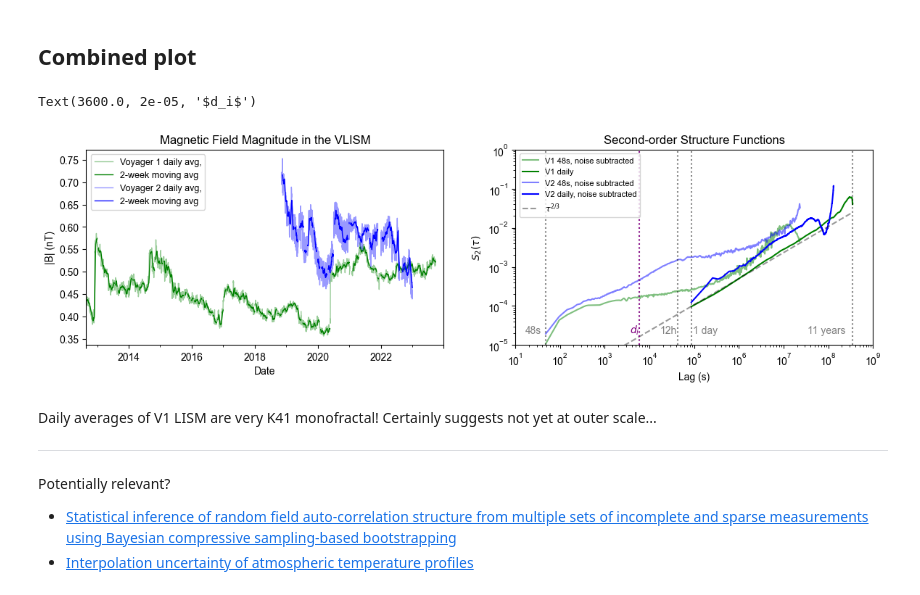
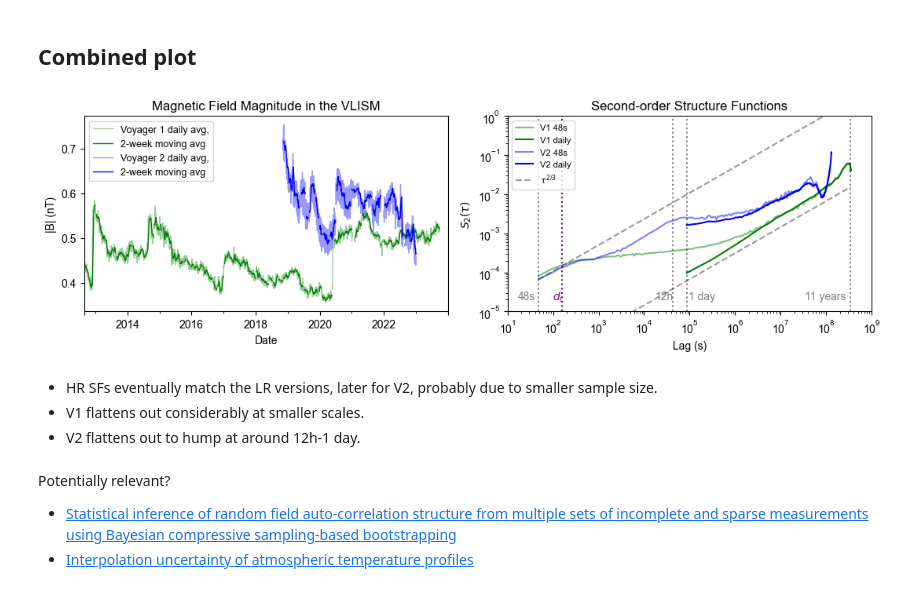
Before and after one commit to daniel-wrench/sf_gap_analysis, a Jupyter notebook: notebooks/ultimate_voyager_sfs.ipynb, the cells around one changed output. Cells and saved outputs as stored; diff of their text form; code cells hidden in the pictures.

```diff
--- a/notebooks/ultimate_voyager_sfs.ipynb
+++ b/notebooks/ultimate_voyager_sfs.ipynb
@@ -171,7 +321,6 @@ lags_v1_hr = np.unique([int(x) for x in lags_v1_hr])
 # %%
-v1_raw_sub = v1_raw[:length]
-v2_raw_sub = v2_raw[:length]
-lags_v2_hr = lags_v1_hr
+v1_raw_sub = v1_raw[:v1_length]
+v2_raw_sub = v2_raw[:v2_length]
 
 sf_v1_hr, sf_v1_hr_gp = sf_funcs.compute_sf_fast(
     v1_raw_sub[["BR", "BT", "BN"]],
@@ -187,7 +336,7 @@ sf_v2_hr, sf_v2_hr_gp = sf_funcs.compute_sf_fast(
     return_missing=True,
 )
 
-plt.loglog(lags_v1_hr, sf_v1_hr, label="V1")
-plt.loglog(lags_v2_hr, sf_v2_hr, label="V2")
+plt.loglog(lags_v1_hr, sf_v1_hr, label="V1", c = "green")
+plt.loglog(lags_v2_hr, sf_v2_hr, label="V2", c= "blue")
 # %% [output]
 [<matplotlib.lines.Line2D at 0x...>]
@@ -484,7 +634,7 @@ plt.savefig("vlism_hr_sfs.png", dpi=300, bbox_inches="tight")
 # %% [markdown]
 ## Combined plot
 # %%
-fig, ax = plt.subplots(1, 2, figsize=(14, 3.5))
+fig, ax = plt.subplots(1, 2, figsize=(11, 3.5))
 v1_res["F1"].plot(ax=ax[0], label="Voyager 1 daily avg,", c="green", lw=1, alpha=0.4)
 # Add moving average
 v1_res["F1"].rolling(window=14).mean().plot(ax=ax[0], label="2-week moving avg", c="green", lw=1)
@@ -497,26 +647,26 @@ ax[0].set_xlabel("Date")
 
 ax[1].plot(
     lags_v1_hr * 48,
-    sf_v1_hr - nugget_hr,
+    sf_v1_hr,
     color="green",
     alpha=0.5,
-    label=f"V1 48s, noise subtracted",
+    label=f"V1 48s",
 )
 ax[1].plot(lags_v1_lr * 86400, sf_v1_lr, color="green", label="V1 daily")
 
 ax[1].plot(
     lags_v2_hr * 48,
-    sf_v2_hr - nugget_hr,
+    sf_v2_hr,
     color="blue",
     alpha=0.5,
-    label=f"V2 48s, noise subtracted",
+    label=f"V2 48s",
 )
 
 ax[1].plot(
     lags_v2_lr * 86400,
-    sf_v2_lr - nugget_v2_lr,
+    sf_v2_lr,
     color="blue",
-    label=f"V2 daily, noise subtracted",
+    label=f"V2 daily",
 )
 
 
@@ -524,8 +674,17 @@ ax[1].plot(
 pwrl_range = np.logspace(np.log10(48), np.log10(11 * 365 * 86400), 100)
 ax[1].plot(
     pwrl_range,
-    0.00000005 * np.power(pwrl_range, 2 / 3),
+    0.000000031 * np.power(pwrl_range, 2 / 3),
     label="$\\tau^{2/3}$",
+    color="black",
+    linestyle="--",
+    alpha=0.4,
+)
+
+pwrl_range = np.logspace(np.log10(48), np.log10(11 * 365 * 86400), 100)
+ax[1].plot(
+    pwrl_range,
+    0.000005 * np.power(pwrl_range, 2 / 3),
     color="black",
     linestyle="--",
     alpha=0.4,
@@ -549,46 +708,43 @@ ax[1].annotate(
     fontsize=10,
     alpha=0.5,
 )
 # Add vertical line at 11 years lag, with annotation
 ax[1].axvline(11 * 365 * 86400, color="black", linestyle=":", alpha=0.5)
 ax[1].annotate(
     "11 years",
     xy=(11 * 365 * 86400*0.1, 2e-5),
     fontsize=10,
     alpha=0.5,
 )
 
 ax[1].axvline(48, color="black", linestyle=":", alpha=0.5)
 ax[1].annotate(
     "48s",
     xy=(48 * 0.35, 2e-5),
     fontsize=10,
     alpha=0.5,
 )
 
 # Add vertical line at 12 hours lag, with annotation
 ax[1].axvline(12 * 3600, color="black", linestyle=":", alpha=0.5)
 ax[1].annotate(
     "12h",
     xy=(12 * 3600 * 0.4, 2e-5),
     fontsize=10,
     alpha=0.5,
 )
 
-ax[1].axvline(6e3, color="purple", linestyle=":")
-ax[1].annotate(
-    "$d_i$",
-    xy=(0.6*6e3, 2e-5),
-    fontsize=10,
-    c="purple"
-)
+ax[1].axvline(160, color="purple", linestyle=":")
+
+ax[1].annotate("$d_i$", xy=(0.6 * 160, 2e-5), fontsize=10, c="purple")
+plt.tight_layout()
+plt.savefig("vlism_sfs.png", dpi=300, bbox_inches="tight")
 # %% [output]
-Text(3600.0, 2e-05, '$d_i$')
-[figure, old version]
+[figure, new version]
 # %% [markdown]
-Daily averages of V1 LISM are very K41 monofractal! Certainly suggests not yet at outer scale...
-
----
+- HR SFs eventually match the LR versions, later for V2, probably due to smaller sample size.
+- V1 flattens out considerably at smaller scales.
+- V2 flattens out to hump at around 12h-1 day.
 # %% [markdown]
 Potentially relevant?
 
```
Also changed, not shown: parts of 16 cells of this notebook.
